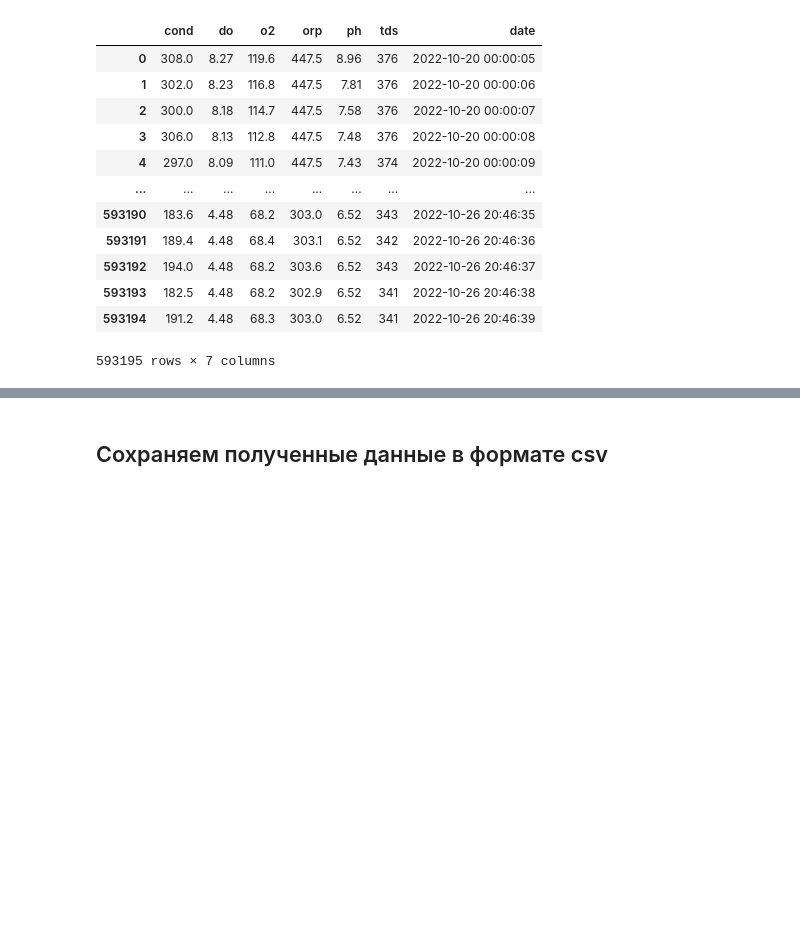
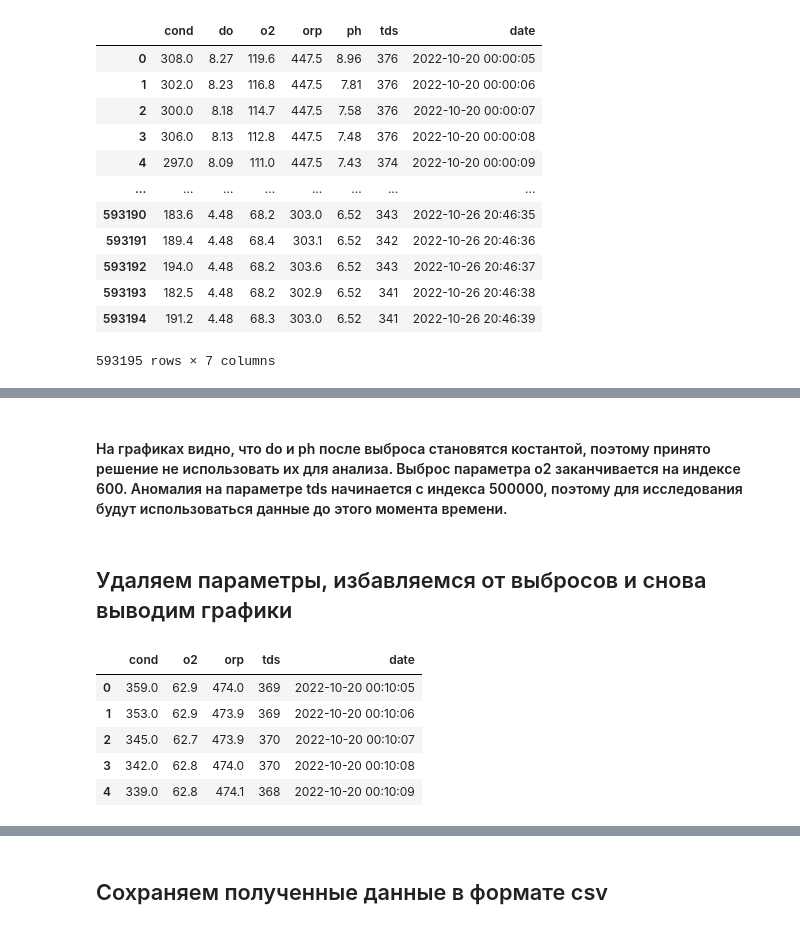
Before and after one commit to koshkidadanet/article-water, a Jupyter notebook: create_data.ipynb, the cells around one changed output, grey strips where cells are left out. Saved outputs shown, nothing was run; the diff lists cells and outputs as text; code cells hidden in the pictures; blank space fills up the shorter version.

```diff
--- a/create_data.ipynb
+++ b/create_data.ipynb
@@ -90,0 +140,14 @@ df
+# %% [markdown]
+#### На графиках видно, что do и ph после выброса становятся костантой, поэтому принято решение не использовать их для анализа. Выброс параметра o2 заканчивается на индексе 600. Аномалия на параметре tds начинается с индекса 500000, поэтому для исследования будут использоваться данные до этого момента времени.
+# %% [markdown]
+## Удаляем параметры, избавляемся от выбросов и снова выводим графики
+# %%
+df = df.drop(['do','ph'],axis=1).iloc[600:500000].reset_index(drop=True)
+df.head()
+# %% [output]
+|  | cond | o2 | orp | tds | date |
+| 0 | 359.0 | 62.9 | 474.0 | 369 | 2022-10-20 00:10:05 |
+| 1 | 353.0 | 62.9 | 473.9 | 369 | 2022-10-20 00:10:06 |
+| 2 | 345.0 | 62.7 | 473.9 | 370 | 2022-10-20 00:10:07 |
+| 3 | 342.0 | 62.8 | 474.0 | 370 | 2022-10-20 00:10:08 |
+| 4 | 339.0 | 62.8 | 474.1 | 368 | 2022-10-20 00:10:09 |
```
Also changed, not shown: parts of 8 cells of this notebook, 2 other files.
